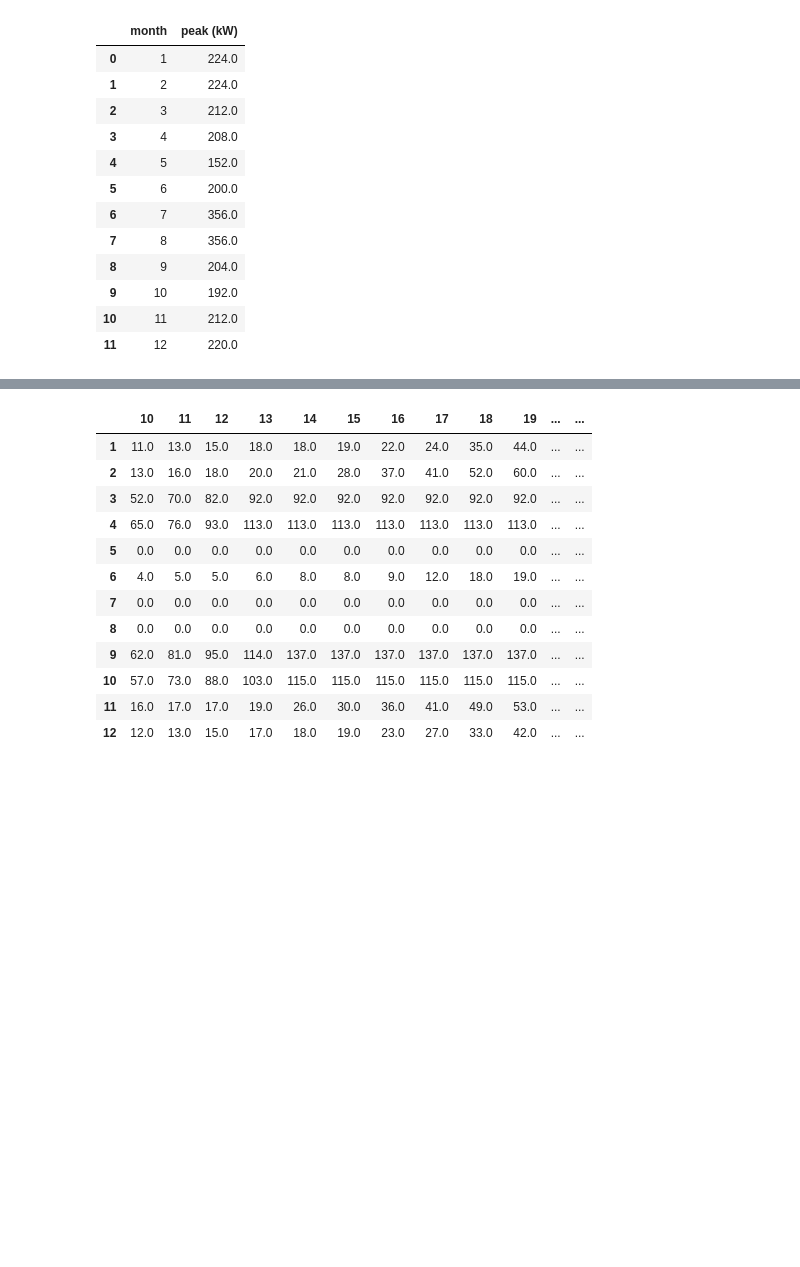
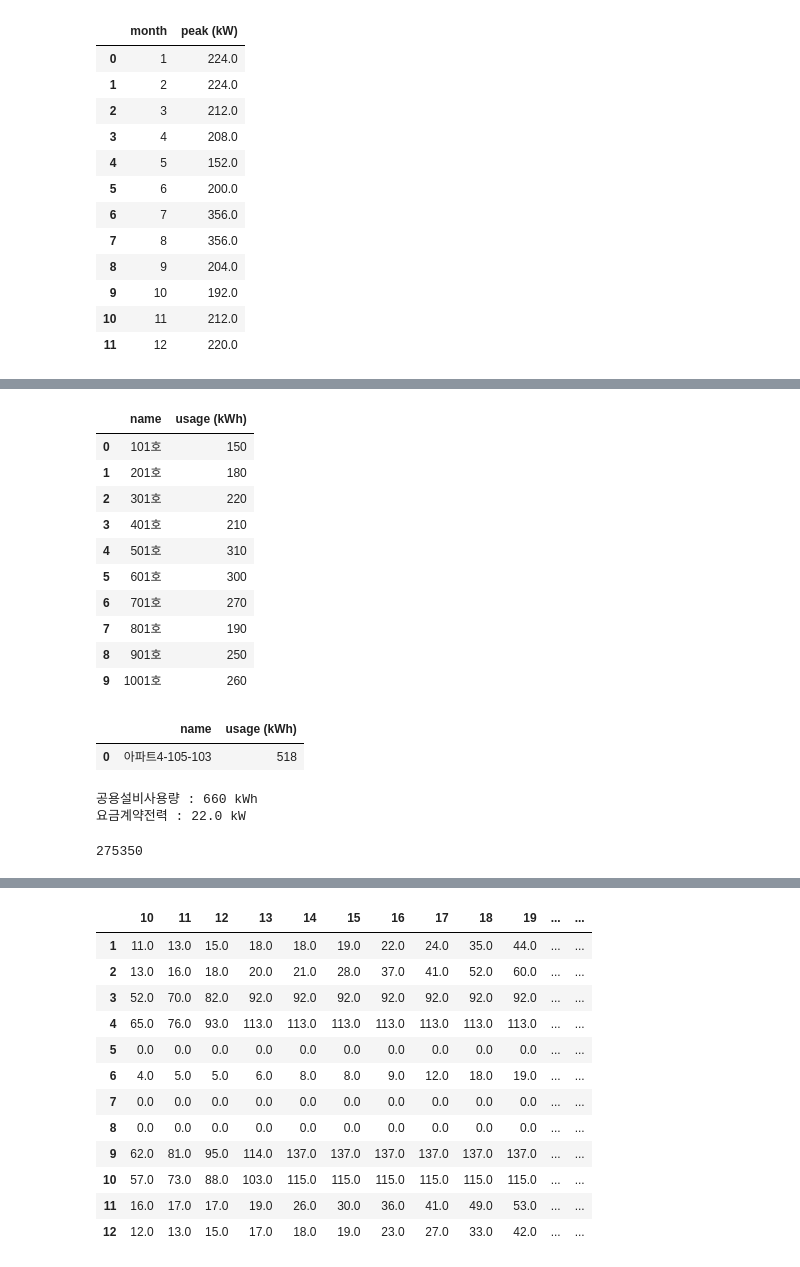
Before and after one commit to formegusto/contract-recommendation-system, a Jupyter notebook: prototype/notebook/prototype.ipynb, the cells around one changed output, grey strips where cells are left out. Cells and saved outputs as stored; diff of their text form; code cells hidden in the pictures; blank space fills up the shorter version.

```diff
--- a/prototype/notebook/prototype.ipynb
+++ b/prototype/notebook/prototype.ipynb
@@ -91,0 +112,78 @@ p
+# %%
+peak_df = pd.DataFrame(columns=['date','peak (kW)'])
+household_kWh_df = pd.DataFrame(columns=['name', 'usage (kWh)'])
+now_month = 2
+
+# Set Peak Data
+year = 2020
+months = [3,4,5,6,7,8,9,10,11,12,1,2]
+peak_kW = [95,95,94,90,91,72,66,87,91,85,100,95]
+household_kWh = [150, 180, 220, 210, 310, 300, 270, 190, 250, 260]
+
+for idx,month in enumerate(months):
+    if month == 1:
+        year += 1
+    peak_df = peak_df.append({
+        "date": dt.datetime(
+            year,
+            month,
+            1
+        ),
+        "peak (kW)": peak_kW[idx]
+    }, ignore_index=True)
+
+peak_df['peak (kW)'] = pd.to_numeric(peak_df['peak (kW)'])
+
+# Set Household Data
+for _ in range(0, 10):
+    household_kWh_df = household_kWh_df.append({
+        "name": str(_ + 1) + "01호",
+        "usage (kWh)": household_kWh[_]
+    }, ignore_index=True)
+household_kWh_df['usage (kWh)'] = pd.to_numeric(
+                household_kWh_df['usage (kWh)']
+        )
+
+peak_df
+household_kWh_df
+# %% [output]
+|  | name | usage (kWh) |
+| 0 | 101호 | 150 |
+| 1 | 201호 | 180 |
+| 2 | 301호 | 220 |
+| 3 | 401호 | 210 |
+| 4 | 501호 | 310 |
+| 5 | 601호 | 300 |
+| 6 | 701호 | 270 |
+| 7 | 801호 | 190 |
+| 8 | 901호 | 250 |
+| 9 | 1001호 | 260 |
+# %%
+name = '아파트4-105-103'
+
+test = pd.DataFrame(columns=['name', 'usage (kWh)'])
+test = test.append({
+    "name": name,
+    "usage (kWh)": month_datas_df[name].loc[1]
+}, ignore_index=True)
+
+test
+# %% [output]
+|  | name | usage (kWh) |
+| 0 | 아파트4-105-103 | 518 |
+# %%
+calc = ManagementOffice(
+    month=1,
+    peaks=peak_df,
+    households=household_kWh_df,
+    APT=3000,
+    contract="종합계약",
+    general_fee_info=['고압 B', 2]
+)
+# %% [output]
+공용설비사용량 : 660 kWh
+요금계약전력 : 22.0 kW
+# %%
+calc.public.elec_bill_vat_fund
+# %% [output]
+275350
```
Also changed, not shown: parts of 4 cells of this notebook, 3 other files.
